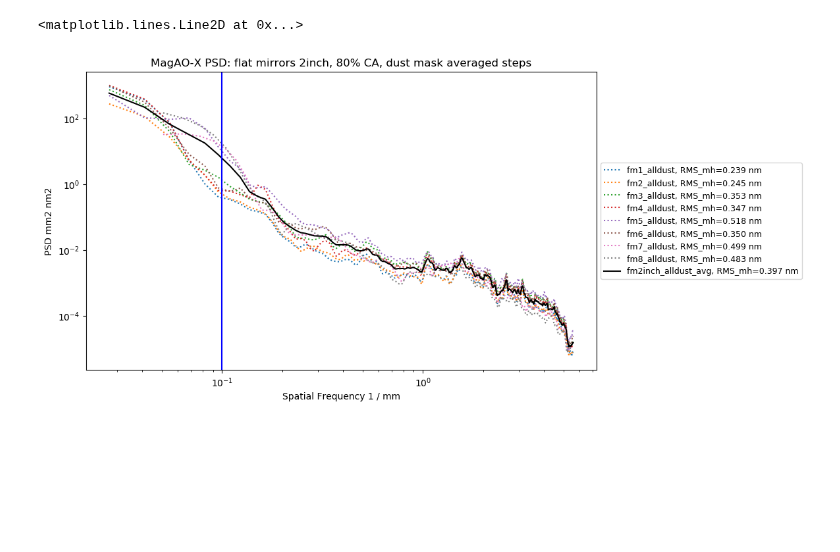
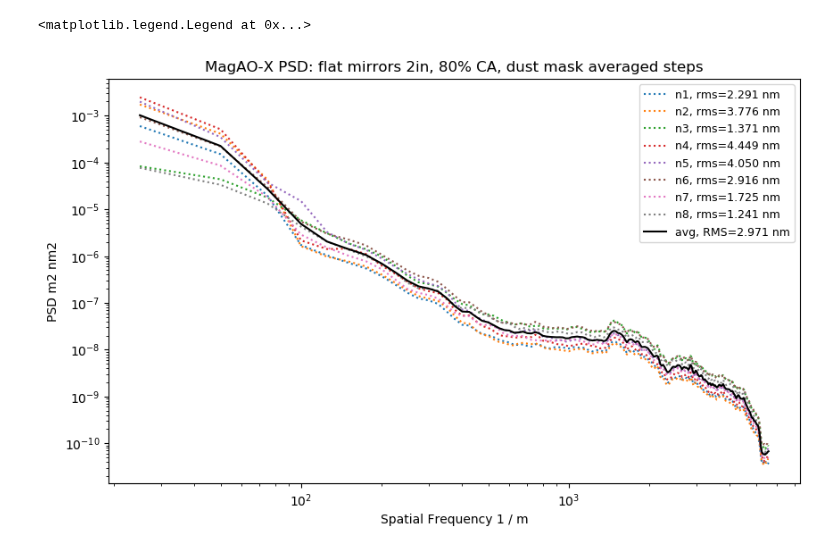
Before and after one commit to magao-x/magaox_poppy, a Jupyter notebook: PSD/PSDgen_fm_2inch.ipynb, the cells around one changed output. Cells and saved outputs as stored; diff of their text form; code cells hidden in the pictures; blank space fills up the shorter version.

Commit message:
update average psd using variance calibrated psds and fixed rms binning

```diff
--- a/PSD/PSDgen_fm_2inch.ipynb
+++ b/PSD/PSDgen_fm_2inch.ipynb
@@ -103,0 +129,23 @@ PSD and radial profile for all dust masked in averaged surface complete.
+# %%
+%%time
+# calculate the radial psds
+# I know I could have done it with the original loop, but that was already a mess to write.
+# this is fast, so it's fine to keep redoing.
+for nfm in range(0, tot_fm):
+    for nstep in range(0, tot_step):
+        kr, pr = psd.do_psd_radial(psd_data=psd_fm[nfm][nstep]*psd_unit,
+                                   delta_k=dk, kmin=kmin)
+        if nfm==0 and nstep==0:
+            kr_fm = np.zeros((tot_fm, tot_step, len(kr)))
+            pr_fm = np.zeros((tot_fm, tot_step, len(pr)))
+        kr_fm[nfm][nstep] = np.asarray(kr)
+        pr_fm[nfm][nstep] = np.asarray(pr)
+    # now look at the set radial
+    if nfm==0:
+        kr_fm_avg = np.zeros((tot_fm, len(kr)))
+        pr_fm_avg = np.zeros((tot_fm, len(pr)))
+    kr, pr = psd.do_psd_radial(psd_data=avg_fm[nfm]*psd_unit, delta_k=dk, kmin=kmin)
+    kr_fm_avg[nfm] = np.asarray(kr)
+    pr_fm_avg[nfm] = np.asarray(pr)
+# now look at the full average
+kr_avg_set, pr_avg_set = psd.do_psd_radial(psd_data=avg_set*psd_unit, delta_k=dk, kmin=kmin)
@@ -104,13 +155,13 @@ PSD and radial profile for all dust masked in averaged surface complete.
 # %%
-plt.figure(figsize=[10,6],dpi=100)
-for obj in fm:
-    plt.loglog(obj.k_radial.value, obj.psd_radial_cal.value, ':', label='{0}, RMS_mh={1:.3f}'.format(obj.surf_name, obj.rms_mh))
-plt.loglog(avg_psd.k_radial.value, avg_psd.psd_radial_cal.value, 'k', label='{0}, RMS_mh={1:.3f}'.format(avg_psd.surf_name, avg_psd.rms_mh))
-plt.xlabel('Spatial Frequency {0}'.format(fm[0].k_radial.unit))
-plt.ylabel('PSD {0}'.format(fm[0].psd_radial_cal.unit))
-plt.title('MagAO-X PSD: flat mirrors 2inch, {0}% CA, dust mask averaged steps'.format(opt_parms['ca']))
-plt.legend(prop={'size':9},loc='center left', bbox_to_anchor=(1, 0.5))
-plt.axvline(x=0.1, color='b')
+plt.figure(figsize=[10,6],dpi=100, facecolor='white')
+for nfm in range(0, tot_fm):
+    plt.loglog(kr_fm_avg[nfm], pr_fm_avg[nfm], ':',
+               label='n{0}, rms={1:.3f} nm'.format(nfm+1, step_rms[nfm]))
+plt.loglog(kr_avg_set, pr_avg_set, 'k', label='avg, RMS={0:.3f}'.format(avg_rms))
+plt.xlabel('Spatial Frequency {0}'.format(dk.unit))
+plt.ylabel('PSD {0}'.format(psd_unit))
+plt.title('MagAO-X PSD: flat mirrors {0}, 80% CA, dust mask averaged steps'.format(flat_label))
+plt.legend(prop={'size':9})#,loc='center left', bbox_to_anchor=(1, 0.5))
 # %% [output]
-<matplotlib.lines.Line2D at 0x...>
+<matplotlib.legend.Legend at 0x...>
-[figure, old version]
+[figure, new version]
```
Also changed, not shown: parts of 13 cells of this notebook, 3 other files.
